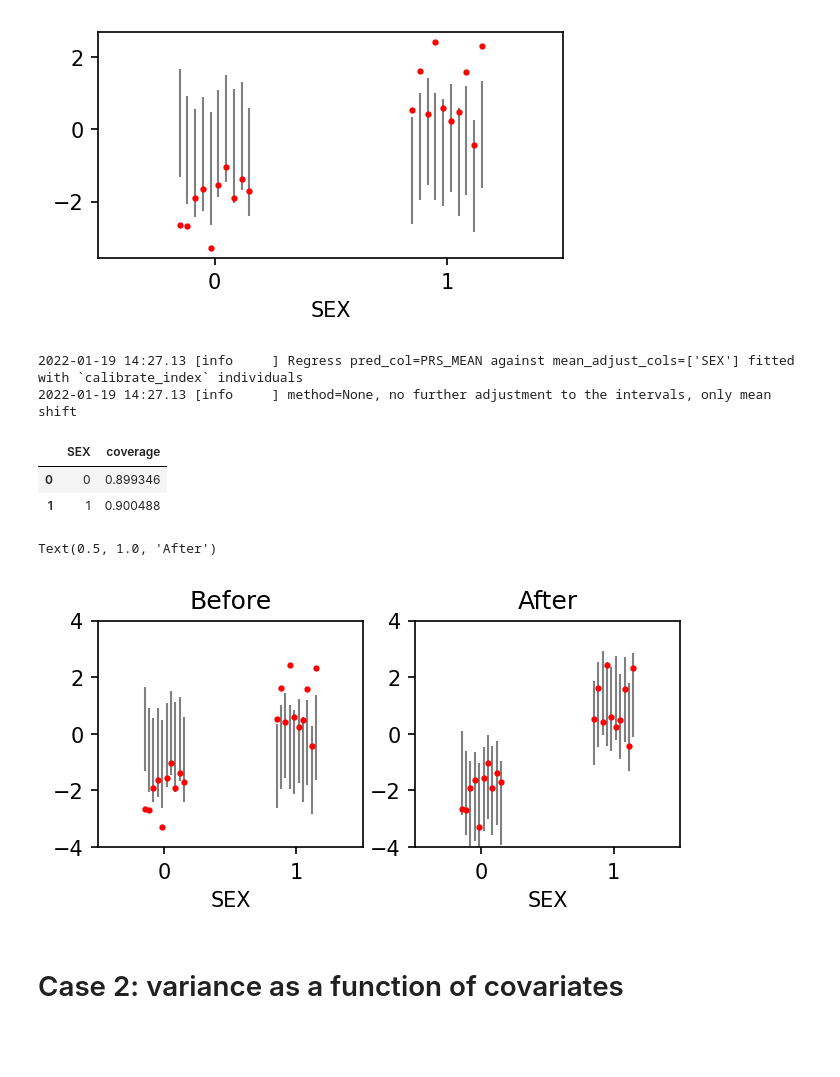
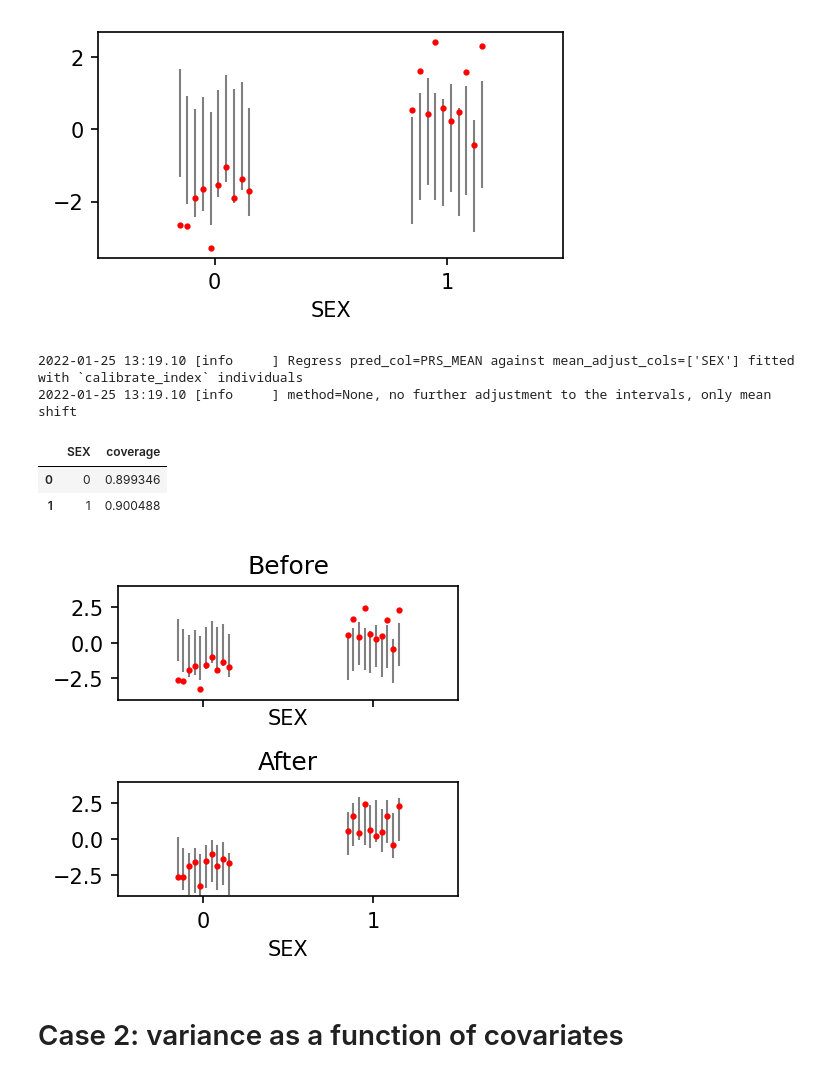
Before and after one commit to KangchengHou/calpred-manuscript, a Jupyter notebook: notebooks/toy-calibrate.ipynb, the cells around one changed output. Cells and saved outputs as stored; diff of their text form; code cells hidden in the pictures; blank space fills up the shorter version.

```diff
--- a/notebooks/toy-calibrate.ipynb
+++ b/notebooks/toy-calibrate.ipynb
@@ -122,38 +123,38 @@ display(
     )
 )
 
 # visualize before and after
 
-fig, axes = plt.subplots(figsize=(5, 2), dpi=150, ncols=2)
+fig, axes = plt.subplots(figsize=(3, 3), dpi=150, nrows=2, sharex=True)
 admix_prs.plot_calibration(
     df=df1,
     y_col="PHENO",
     lower_col="PHENO_LOWER",
     upper_col="PHENO_UPPER",
     group_col="SEX",
     ax=axes[0],
 )
 
 admix_prs.plot_calibration(
     df=df1_calibrated,
     y_col="PHENO",
     lower_col="PHENO_LOWER",
     upper_col="PHENO_UPPER",
     group_col="SEX",
     ax=axes[1],
 )
 axes[0].set_ylim(-4, 4)
 axes[0].set_title("Before")
 axes[1].set_ylim(-4, 4)
 axes[1].set_title("After")
+fig.tight_layout()
 # %% [output]
-2022-01-19 14:27.13 [info     ] Regress pred_col=PRS_MEAN against mean_adjust_cols=['SEX'] fitted with `calibrate_index` individuals
-2022-01-19 14:27.13 [info     ] method=None, no further adjustment to the intervals, only mean shift
+2022-01-25 13:19.10 [info     ] Regress pred_col=PRS_MEAN against mean_adjust_cols=['SEX'] fitted with `calibrate_index` individuals
+2022-01-25 13:19.10 [info     ] method=None, no further adjustment to the intervals, only mean shift
 |  | SEX | coverage |
 | 0 | 0 | 0.899346 |
 | 1 | 1 | 0.900488 |
-Text(0.5, 1.0, 'After')
-[figure, old version]
+[figure, new version]
 # %% [markdown]
 # Case 2: variance as a function of covariates
 # %%
```
Also changed, not shown: parts of 3 cells of this notebook, 2 other files.
